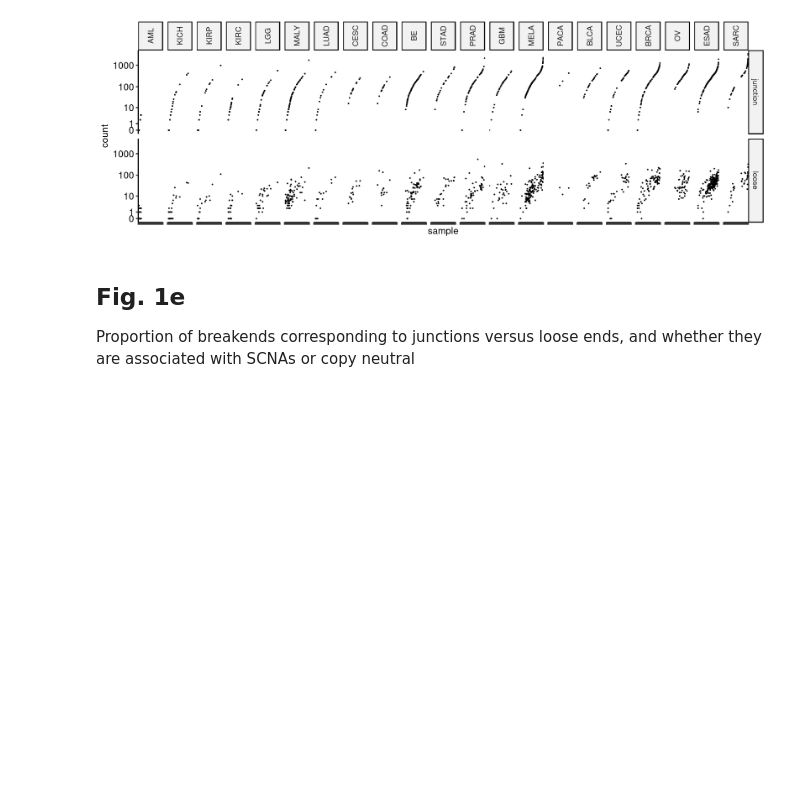
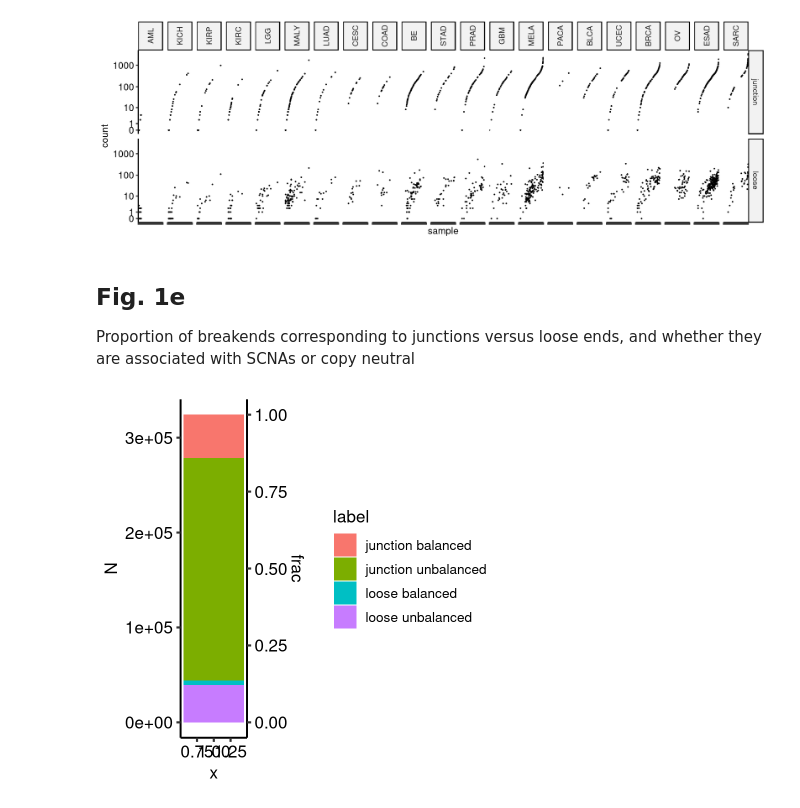
Before and after one commit to mskilab/loose_ends_2023, a Jupyter notebook: notebooks/figures.ipynb, the cells around one changed output. Cells and saved outputs as stored; diff of their text form; code cells hidden in the pictures; blank space fills up the shorter version.

Commit message:
add some more figures...

```diff
--- a/notebooks/figures.ipynb
+++ b/notebooks/figures.ipynb
@@ -166,3 +176,25 @@ pt
 # %% [markdown]
 ## Fig. 1e
 Proportion of breakends corresponding to junctions versus loose ends, and whether they are associated with SCNAs or copy neutral
+# %%
+all.bps.dt = readRDS("./data/all.bps.dt.rds")
+
+two.by.two.dt = all.bps.dt[(two.by.two),
+                           .N,
+                           by = .(loose.or.junction, balanced)]
+
+two.by.two.dt[, balanced := ifelse(balanced, "balanced", "unbalanced")]
+two.by.two.dt[, label := paste(loose.or.junction, balanced)][, frac := N / sum(N)]
+
+two.by.two.dt[, col := c("pink", "red", "cornflowerblue", "navy")]
+
+pt = ggplot(two.by.two.dt, aes(x = 1, y = N, fill = label)) +
+    geom_bar(stat = "identity") +
+    scale_y_continuous(sec.axis = sec_axis(trans = ~ . / (two.by.two.dt[, sum(N)]), name = "frac")) +
+    ggpubr::theme_pubr() +
+    theme(legend.position = "right")
+# %%
+options(repr.plot.height = 4, repr.plot.width = 4, repr.plot.res = 200)
+pt
+# %% [output]
+[figure, added]
```
Also changed, not shown: parts of 55 cells of this notebook, 21 other files.
